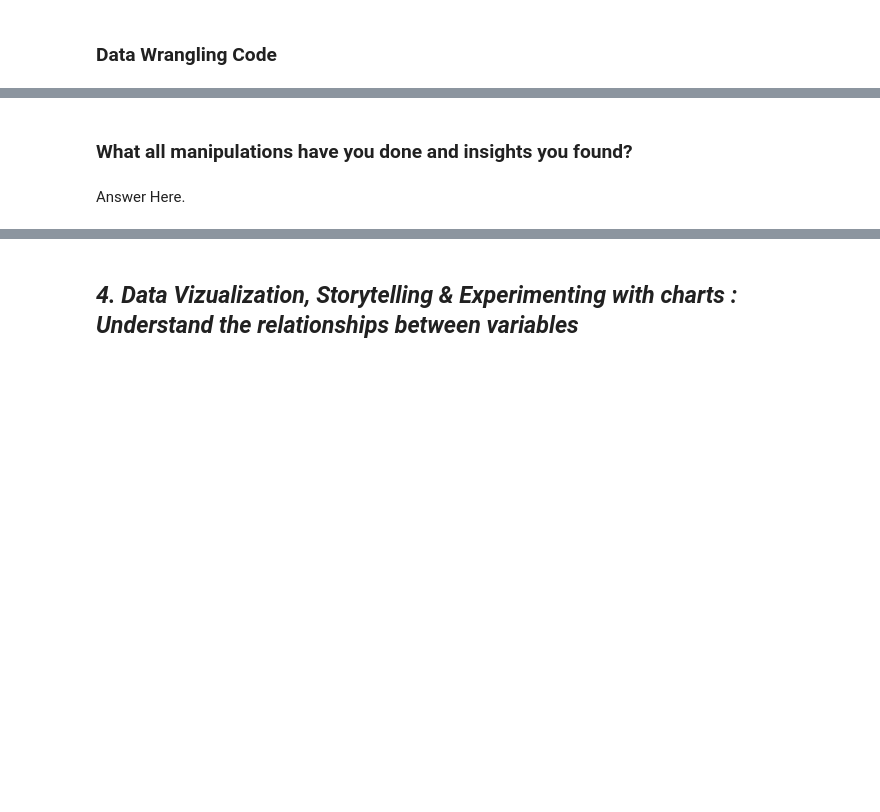
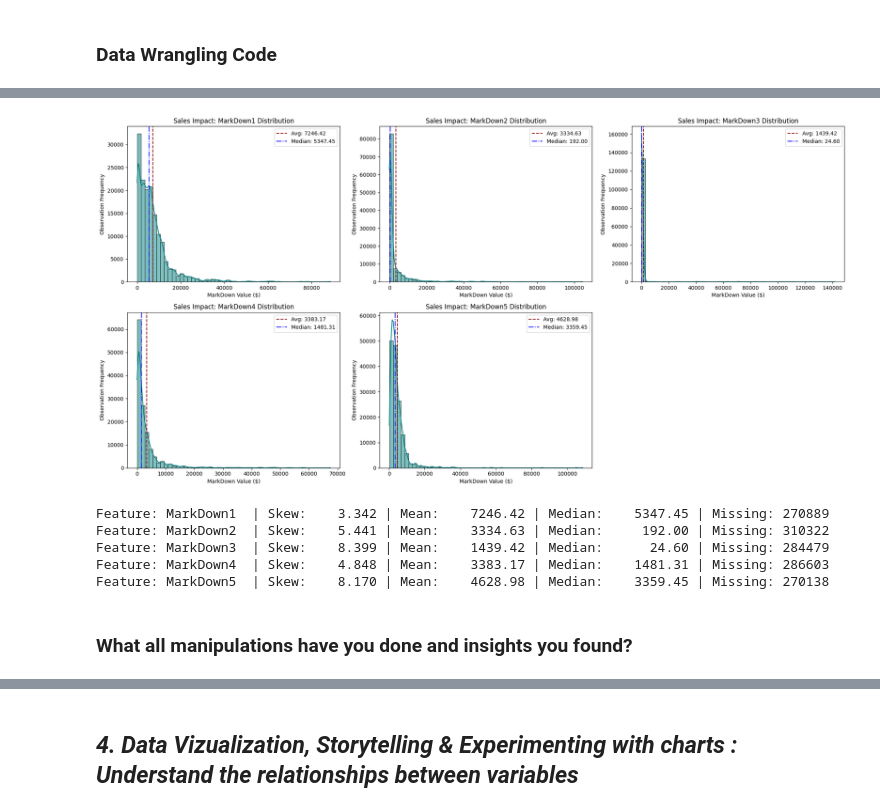
Before and after one commit to amol004/Integrated-Retail-Analytics-for-Store-Optimization-Advanced-Machine-Learning, a Jupyter notebook: Integrated_Retail_Analytics_for_Store_Optimization.ipynb, the cells around one changed output, grey strips where cells are left out. Saved outputs shown, nothing was run; the diff lists cells and outputs as text; code cells hidden in the pictures; blank space fills up the shorter version.

```diff
--- a/Integrated_Retail_Analytics_for_Store_Optimization.ipynb
+++ b/Integrated_Retail_Analytics_for_Store_Optimization.ipynb
@@ -544,0 +497,8 @@ fig.show()
+# %%
+# Combine sales and environmental features based on Store, Date, and Holiday status
+# Using a left join ensures we retain all transactional sales records
+combined_sales_features = pd.merge(sales, features, on=['Store', 'Date', 'IsHoliday'], how='left')
+
+# Integrate store-specific metadata (Type and Size) into the master dataframe
+# This creates the consolidated dataset for exploratory analysis and modeling
+retail_data = pd.merge(combined_sales_features, stores, on='Store', how='left')
@@ -545,4 +525,52 @@ fig.show()
+# %%
+#Skewness check for markdowns
+# Define the list of promotional markdown variables
+promotional_cols = ['MarkDown1', 'MarkDown2', 'MarkDown3', 'MarkDown4', 'MarkDown5']
+
+# Initialize a large figure to hold multiple subplots for distribution analysis
+plt.figure(figsize=(20, 10))
+
+for index, column in enumerate(promotional_cols, 1):
+    plt.subplot(2, 3, index)
+
+    # Generate histogram with Kernel Density Estimate to visualize data spread
+    # Only non-null entries are used to avoid plotting errors
+    sns.histplot(retail_data[column].dropna(), bins=50, kde=True, color='teal')
+    plt.title(f'Sales Impact: {column} Distribution')
+    plt.xlabel('MarkDown Value ($)')
+    plt.ylabel('Observation Frequency')
+
+    # Calculate central tendency and distribution metrics
+    avg_val = retail_data[column].mean()
+    mid_val = retail_data[column].median()
+
+    # Annotate the plot with Mean and Median lines for skewness detection
+    plt.axvline(avg_val, color='darkred', linestyle='--', linewidth=1.5, label=f"Avg: {avg_val:.2f}")
+    plt.axvline(mid_val, color='blue', linestyle='-.', linewidth=1.5, label=f"Median: {mid_val:.2f}")
+    plt.legend()
+
+# Ensure subplots do not overlap for a clean presentation
+plt.tight_layout()
+plt.show()
+# %% [output]
+[figure, added]
+# %%
+# Iterative statistical reporting for markdown variables
+# This loop provides key metrics for data quality and distribution analysis
+for feature in promotional_cols:
+    # Calculate descriptive statistics for the current markdown feature
+    average = retail_data[feature].mean()
+    midpoint = retail_data[feature].median()
+    asymmetry = retail_data[feature].skew()
+    missing_entries = retail_data[feature].isna().sum()
+
+    # Output the calculated metrics in a structured format
+    print(f"Feature: {feature:10} | Skew: {asymmetry:8.3f} | Mean: {average:10.2f} | Median: {midpoint:10.2f} | Missing: {missing_entries}")
+# %% [output]
+Feature: MarkDown1  | Skew:    3.342 | Mean:    7246.42 | Median:    5347.45 | Missing: 270889
+Feature: MarkDown2  | Skew:    5.441 | Mean:    3334.63 | Median:     192.00 | Missing: 310322
+Feature: MarkDown3  | Skew:    8.399 | Mean:    1439.42 | Median:      24.60 | Missing: 284479
+Feature: MarkDown4  | Skew:    4.848 | Mean:    3383.17 | Median:    1481.31 | Missing: 286603
+Feature: MarkDown5  | Skew:    8.170 | Mean:    4628.98 | Median:    3359.45 | Missing: 270138
 # %% [markdown]
 ### What all manipulations have you done and insights you found?
-# %% [markdown]
-Answer Here.
```
Also changed, not shown: parts of 10 cells of this notebook.
